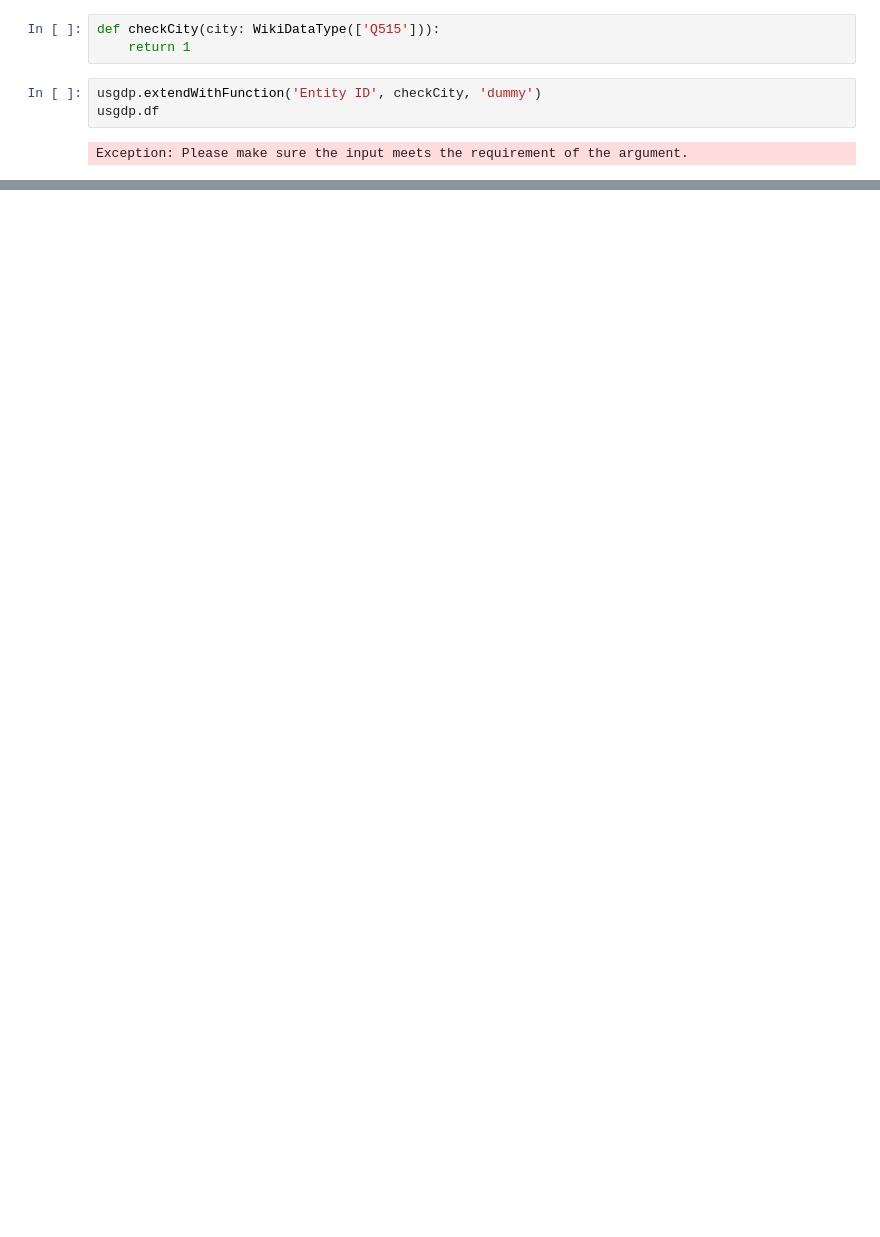
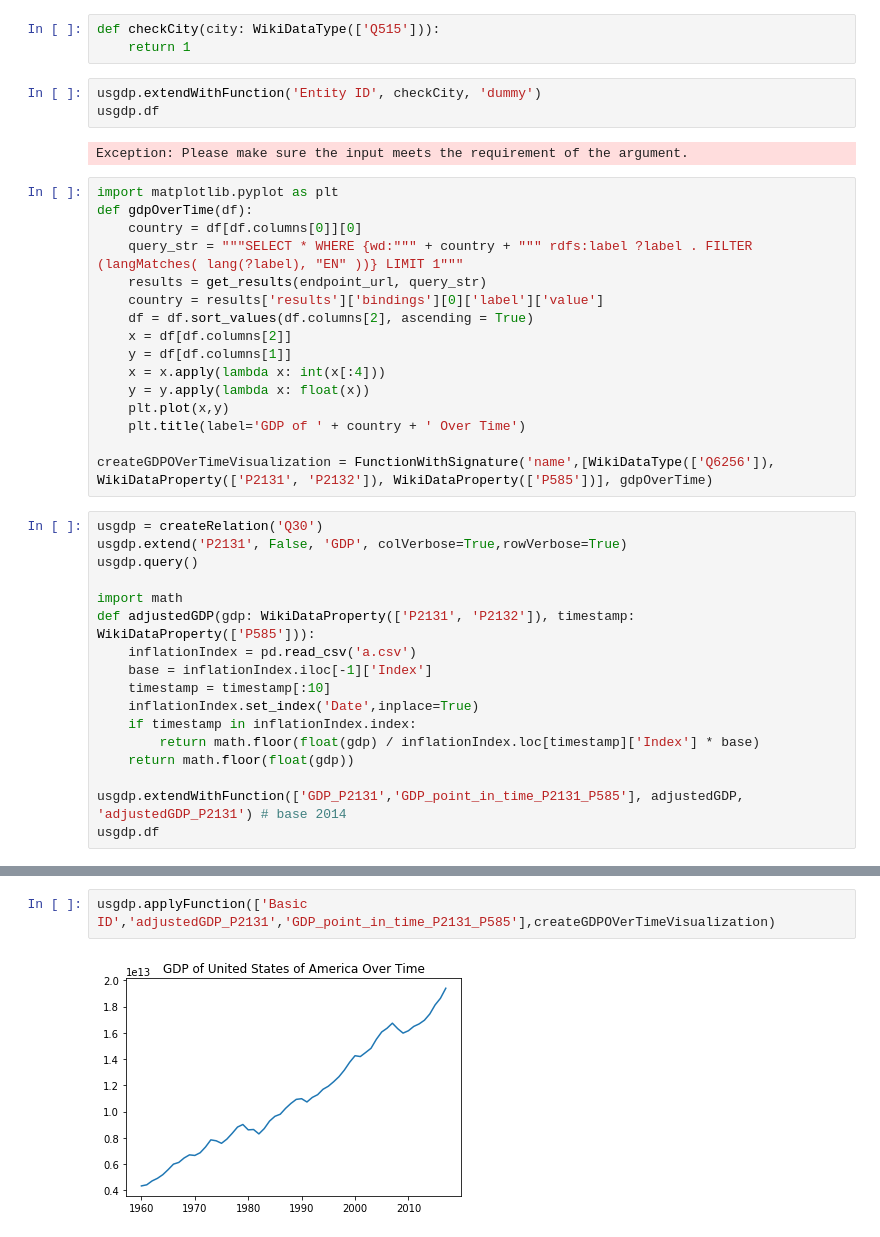
Before and after one commit to mikecafarella/KNP, a Jupyter notebook: index.ipynb, the cells around one changed output, grey strips where cells are left out. Drawn from its saved outputs; the diff is of its cells as text; blank space fills up the shorter version.

Commit message:
Apply function to dataframe

```diff
--- a/index.ipynb
+++ b/index.ipynb
@@ -1328,3 +1368,36 @@ usgdp.extendWithFunction('Entity ID', checkCity, 'dummy')
 usgdp.df
 # %% [output]
 Exception: Please make sure the input meets the requirement of the argument.
+# %%
+import matplotlib.pyplot as plt
+def gdpOverTime(df):
+    country = df[df.columns[0]][0]
+    query_str = """SELECT * WHERE {wd:""" + country + """ rdfs:label ?label . FILTER (langMatches( lang(?label), "EN" ))} LIMIT 1"""
+    results = get_results(endpoint_url, query_str)
+    country = results['results']['bindings'][0]['label']['value']
+    df = df.sort_values(df.columns[2], ascending = True)
+    x = df[df.columns[2]]
+    y = df[df.columns[1]]
+    x = x.apply(lambda x: int(x[:4]))
+    y = y.apply(lambda x: float(x))
+    plt.plot(x,y)
+    plt.title(label='GDP of ' + country + ' Over Time')
+
+createGDPOVerTimeVisualization = FunctionWithSignature('name',[WikiDataType(['Q6256']), WikiDataProperty(['P2131', 'P2132']), WikiDataProperty(['P585'])], gdpOverTime)
+# %%
+usgdp = createRelation('Q30')
+usgdp.extend('P2131', False, 'GDP', colVerbose=True,rowVerbose=True)
+usgdp.query()
+
+import math
+def adjustedGDP(gdp: WikiDataProperty(['P2131', 'P2132']), timestamp: WikiDataProperty(['P585'])):
+    inflationIndex = pd.read_csv('a.csv')
+    base = inflationIndex.iloc[-1]['Index']
+    timestamp = timestamp[:10]
+    inflationIndex.set_index('Date',inplace=True)
+    if timestamp in inflationIndex.index:
+        return math.floor(float(gdp) / inflationIndex.loc[timestamp]['Index'] * base)
+    return math.floor(float(gdp))
+
+usgdp.extendWithFunction(['GDP_P2131','GDP_point_in_time_P2131_P585'], adjustedGDP, 'adjustedGDP_P2131') # base 2014
+usgdp.df
@@ -1330,0 +1422,4 @@ Exception: Please make sure the input meets the requirement of the argument.
+# %%
+usgdp.applyFunction(['Basic ID','adjustedGDP_P2131','GDP_point_in_time_P2131_P585'],createGDPOVerTimeVisualization)
+# %% [output]
+[figure, added]
```
Also changed, not shown: parts of 4 cells of this notebook.
